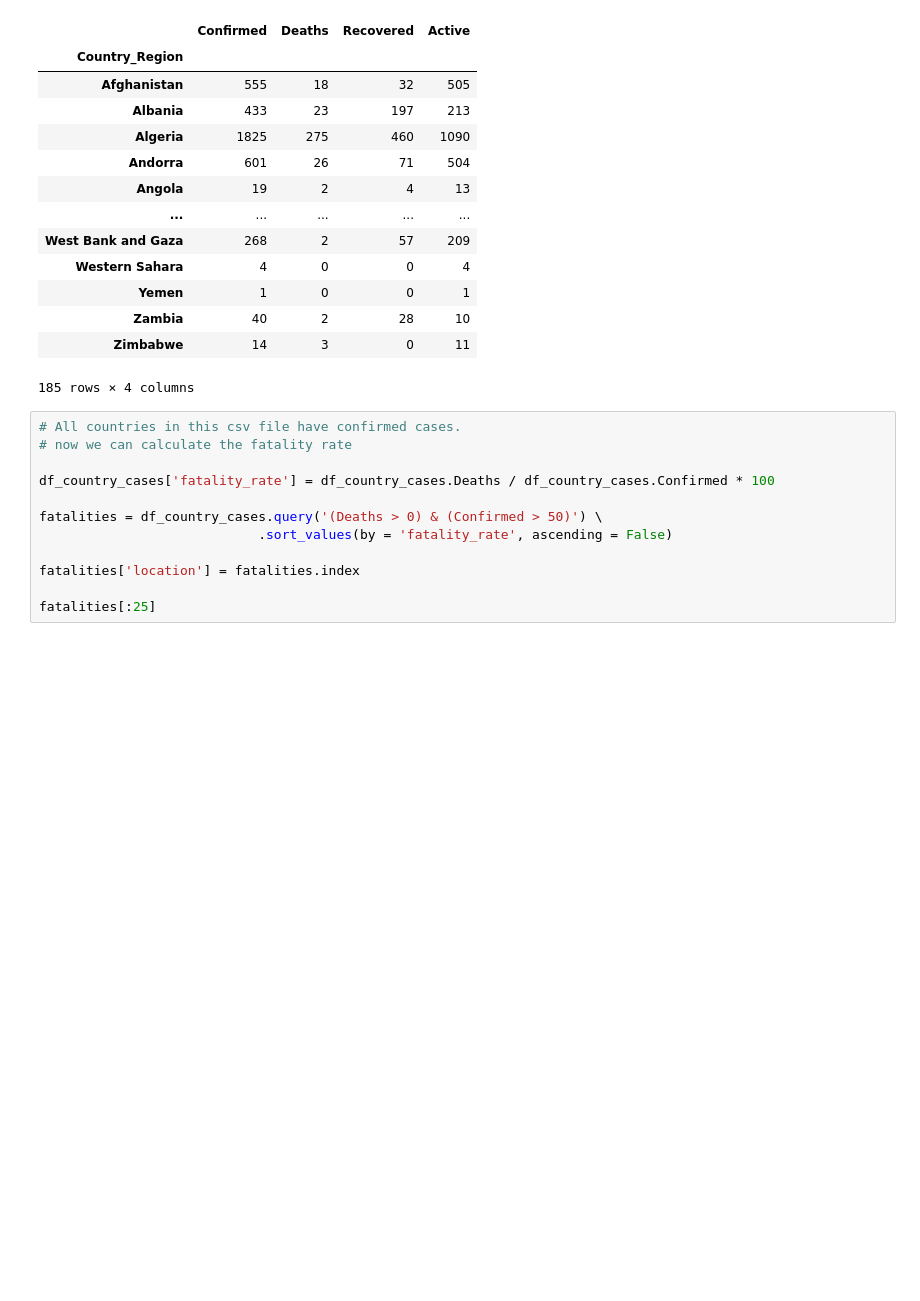
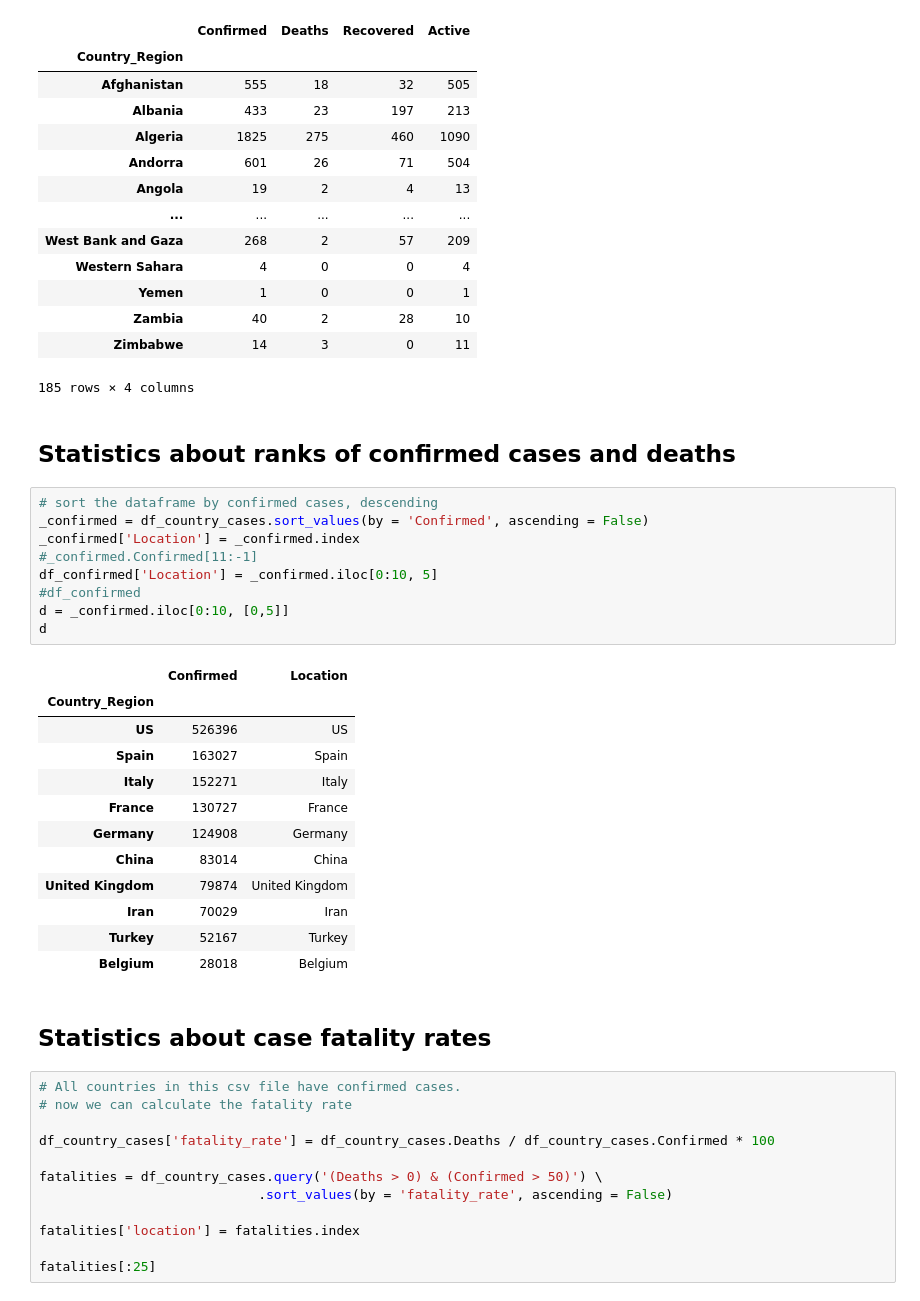
Before and after one commit to nnworkspace/covid19-insight, a Jupyter notebook: covid19-insight.ipynb, the cells around one changed output. Drawn from its saved outputs; the diff is of its cells as text; blank space fills up the shorter version.

Commit message:
add statistics about ranks of confirmed cases and deaths

```diff
--- a/covid19-insight.ipynb
+++ b/covid19-insight.ipynb
@@ -81,6 +81,32 @@ df_country_cases
 | Zambia | 40 | 2 | 28 | 10 |
 | Zimbabwe | 14 | 3 | 0 | 11 |
 185 rows × 4 columns
+# %% [markdown]
+## Statistics about ranks of confirmed cases and deaths
+# %%
+# sort the dataframe by confirmed cases, descending
+_confirmed = df_country_cases.sort_values(by = 'Confirmed', ascending = False)
+_confirmed['Location'] = _confirmed.index
+#_confirmed.Confirmed[11:-1]
+df_confirmed['Location'] = _confirmed.iloc[0:10, 5]
+#df_confirmed
+d = _confirmed.iloc[0:10, [0,5]]
+d
+# %% [output]
+|  | Confirmed | Location |
+| Country_Region |  |  |
+| US | 526396 | US |
+| Spain | 163027 | Spain |
+| Italy | 152271 | Italy |
+| France | 130727 | France |
+| Germany | 124908 | Germany |
+| China | 83014 | China |
+| United Kingdom | 79874 | United Kingdom |
+| Iran | 70029 | Iran |
+| Turkey | 52167 | Turkey |
+| Belgium | 28018 | Belgium |
+# %% [markdown]
+## Statistics about case fatality rates
 # %%
 # All countries in this csv file have confirmed cases.
 # now we can calculate the fatality rate
```
